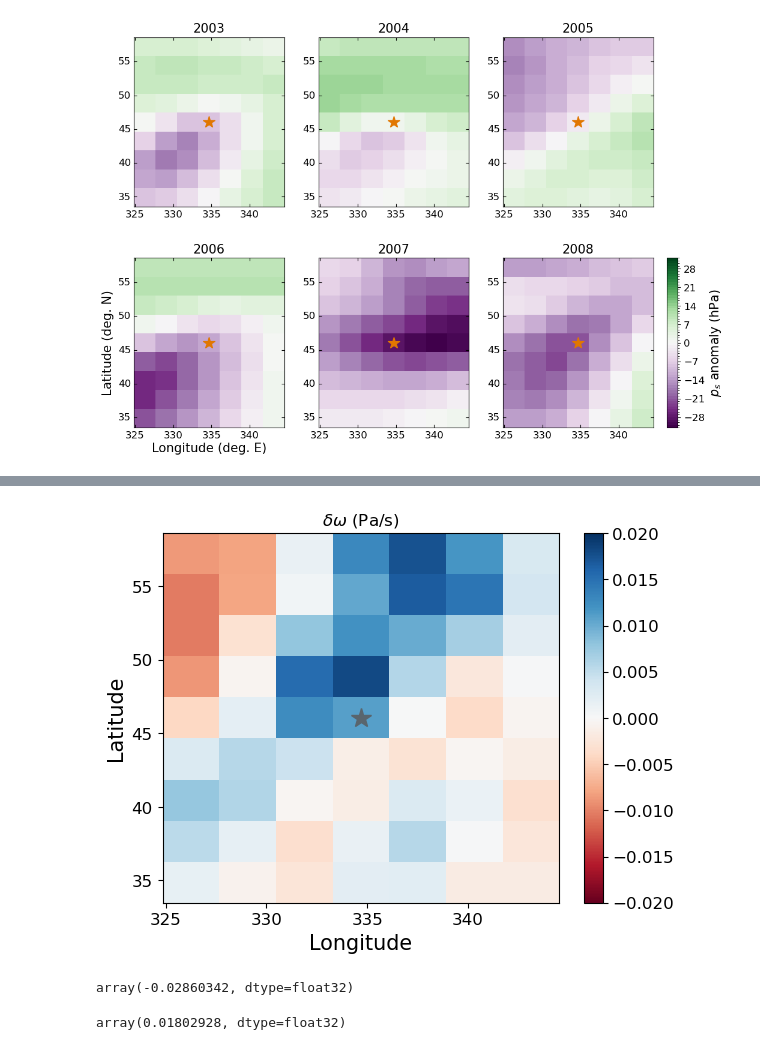
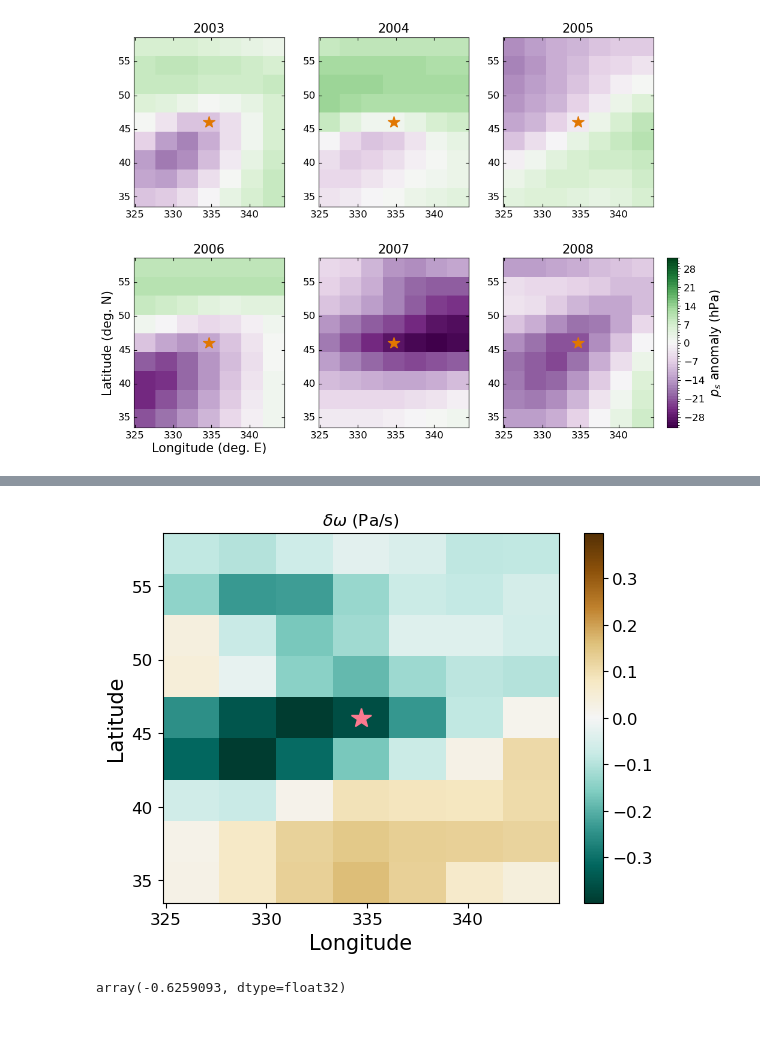
Before and after one commit to ageorgemorgan/epe-analysis, a Jupyter notebook: ps_localized.ipynb, the cells around one changed output, grey strips where cells are left out. Drawn from its saved outputs; the diff is of its cells as text; code cells hidden in the pictures.

```diff
--- a/ps_localized.ipynb
+++ b/ps_localized.ipynb
@@ -63,7 +64,7 @@ ds_wap_daily =  get_ds(
         year_range,
         base_path = my_base_path,
         file_path = my_wap_file_path,
-).sel(plev = 5e3)
+).sel(plev = 500 * 100)
 # %%
 da_ps_daily = ds_ps_daily.ps
 field_vals, lon_plt, lat_plt = process_for_map(1e-2 * da_ps_daily.mean(dim="time"))
@@ -160,9 +161,11 @@ pr_central_grid_box = da_pr_localized.sel(lat = random_lat, lon = random_lon, me
 # %%
 ps_on_epe_days = []
 wap_on_epe_days = []
+epe_intensity = []
 
 for year in year_range:
     day_of_epe = get_day_of_extreme(pr_central_grid_box, year).values
+    epe_intensity.append(pr_central_grid_box.sel(time = day_of_epe).values)
 
     ps_on_epe_day_current_year = da_ps_localized.sel(time = day_of_epe, method = "ffill")
     ps_on_epe_days.append(ps_on_epe_day_current_year)
@@ -382,38 +389,38 @@ fig, ax = plt.subplots(
 
 wap_epe_anom.sel(
     lon = slice(random_lon - 2 * box_size, random_lon + 2 * box_size),
     lat = slice(random_lat - 2 * box_size, random_lat + 2 * box_size),
 ).plot(
     ax = ax,
-    vmin = -0.02,
-    vmax = 0.02,
-    cmap = "RdBu",
+    #vmin = -0.02,
+    #vmax = 0.02,
+    cmap = "BrBG_r",
     cbar_kwargs={
         "label": None,
         "pad": 0.05,
     },
 )
 
 cbar = plt.gcf().axes[-1] # Grabs the colorbar axis
 cbar.tick_params(labelsize = 12)
 
 plt.title(r"$\delta\omega$ (Pa/s)", fontsize = 12)
 
 ax.plot(
            random_lon,
            random_lat,
            marker="*",
-           color= "xkcd:slate gray",
+           color= "xkcd:carnation",
            markersize=15,
            # transform = ccrs.PlateCarree(central_longitude = 180),
 )
 
 plt.xlabel("Longitude")
 plt.ylabel("Latitude")
 
 plt.show()
 # %% [output]
-[figure, old version]
+[figure, new version]
 # %%
 wap_epe_anom_all_zoomed = (da_wap_on_epe_days - da_wap_localized.mean(dim="time")).sel(
     lon = slice(random_lon - 2 * box_size, random_lon + 2 * box_size),
@@ -427,11 +434,7 @@ vmax = max(np.abs(wap_epe_anom_min), np.abs(wap_epe_anom_max))
 # %%
 wap_epe_anom_min
 # %% [output]
-array(-0.02860342, dtype=float32)
+array(-0.6259093, dtype=float32)
-# %%
-wap_epe_anom_max
-# %% [output]
-array(0.01802928, dtype=float32)
 # %%
 # plt.rc('font', family='serif')
 
```
Also changed, not shown: parts of 15 cells of this notebook, 2 other files.
